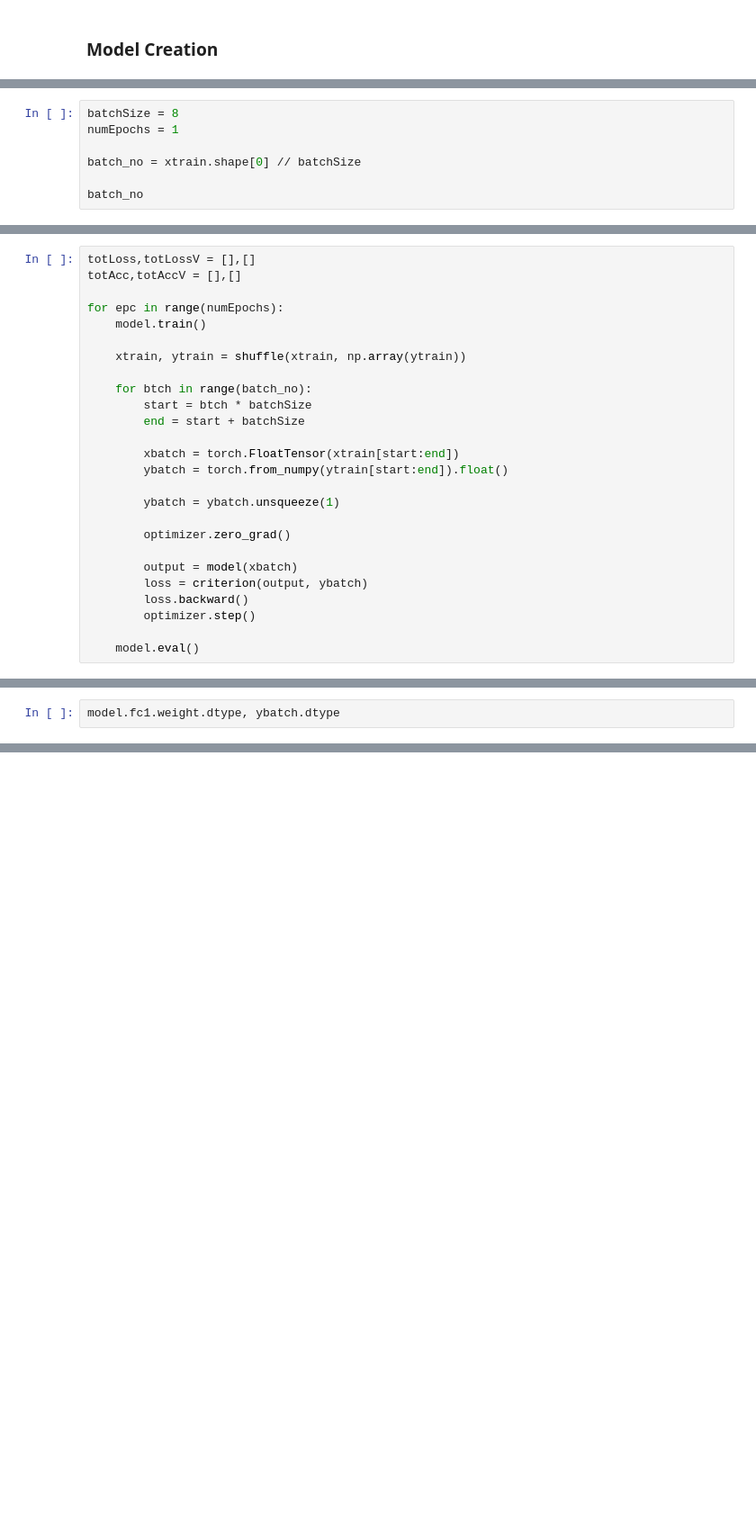
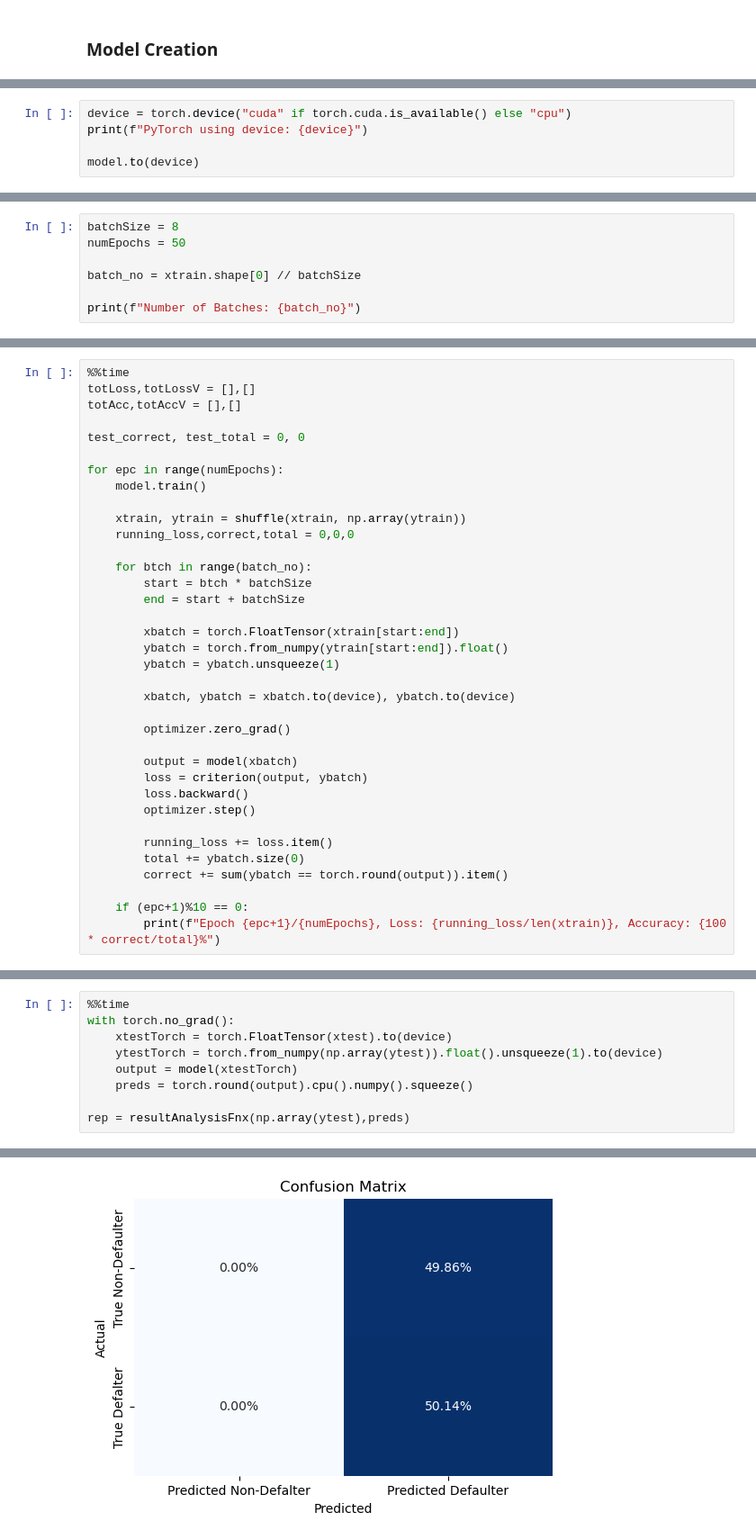
Before and after one commit to aver81/Loan-Defaulter-Classification, a Jupyter notebook: notebooks/LoanDefaulterClassification.ipynb, the cells around one changed output, grey strips where cells are left out. Shown at 90% size. Cells and saved outputs as stored; diff of their text form; blank space fills up the shorter version.

```diff
--- a/notebooks/LoanDefaulterClassification.ipynb
+++ b/notebooks/LoanDefaulterClassification.ipynb
@@ -1384 +1368,6 @@ Estimated Total Size (MB): 0.02
 ==========================================================================================
+# %%
+device = torch.device("cuda" if torch.cuda.is_available() else "cpu")
+print(f"PyTorch using device: {device}")
+
+model.to(device)
@@ -1385,8 +1383,8 @@ Estimated Total Size (MB): 0.02
 # %%
 batchSize = 8
-numEpochs = 1
+numEpochs = 50
 
 batch_no = xtrain.shape[0] // batchSize
 
-batch_no
+print(f"Number of Batches: {batch_no}")
 # %% [output]
@@ -1394,11 +1392,15 @@ batch_no
 # %%
+%%time
 totLoss,totLossV = [],[]
 totAcc,totAccV = [],[]
+
+test_correct, test_total = 0, 0
 
 for epc in range(numEpochs):
     model.train()
 
     xtrain, ytrain = shuffle(xtrain, np.array(ytrain))
+    running_loss,correct,total = 0,0,0
 
     for btch in range(batch_no):
         start = btch * batchSize
@@ -1406,8 +1408,9 @@ for epc in range(numEpochs):
 
         xbatch = torch.FloatTensor(xtrain[start:end])
         ybatch = torch.from_numpy(ytrain[start:end]).float()
+        ybatch = ybatch.unsqueeze(1)
 
-        ybatch = ybatch.unsqueeze(1)
+        xbatch, ybatch = xbatch.to(device), ybatch.to(device)
 
         optimizer.zero_grad()
 
@@ -1416,4 +1419,9 @@ for epc in range(numEpochs):
         loss.backward()
         optimizer.step()
 
-    model.eval()
+        running_loss += loss.item()
+        total += ybatch.size(0)
+        correct += sum(ybatch == torch.round(output)).item()
+
+    if (epc+1)%10 == 0:
+        print(f"Epoch {epc+1}/{numEpochs}, Loss: {running_loss/len(xtrain)}, Accuracy: {100 * correct/total}%")
@@ -1420,3 +1436,10 @@ for epc in range(numEpochs):
 # %%
-model.fc1.weight.dtype, ybatch.dtype
+%%time
+with torch.no_grad():
+    xtestTorch = torch.FloatTensor(xtest).to(device)
+    ytestTorch = torch.from_numpy(np.array(ytest)).float().unsqueeze(1).to(device)
+    output = model(xtestTorch)
+    preds = torch.round(output).cpu().numpy().squeeze()
+
+rep = resultAnalysisFnx(np.array(ytest),preds)
 # %% [output]
@@ -1423,0 +1454 @@ model.fc1.weight.dtype, ybatch.dtype
+[figure, added]
```
Also changed, not shown: parts of 30 cells of this notebook.
